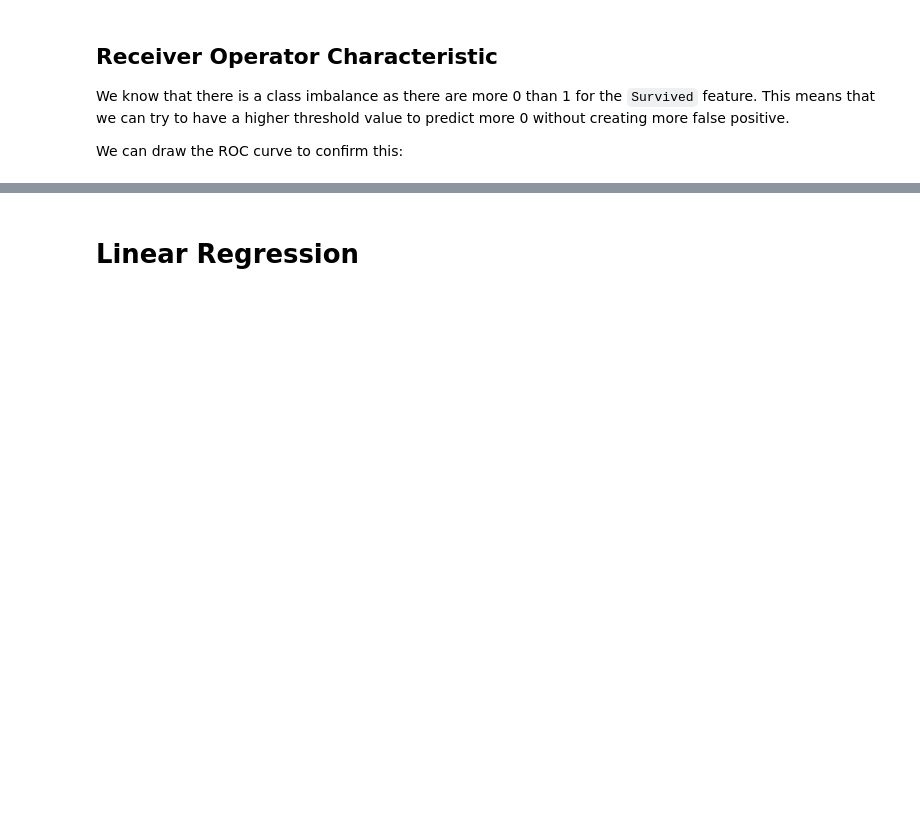
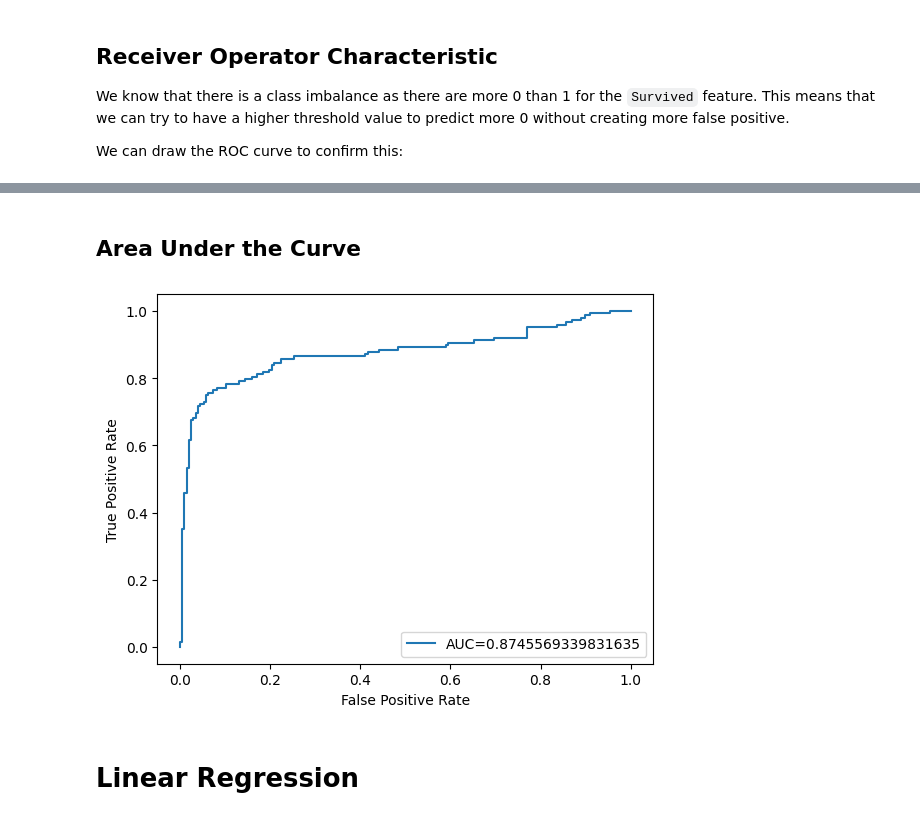
Before and after one commit to SimonLab/titanic-models, a Jupyter notebook: models.ipynb, the cells around one changed output, grey strips where cells are left out. Saved outputs shown, nothing was run; the diff lists cells and outputs as text; code cells hidden in the pictures; blank space fills up the shorter version.

```diff
--- a/models.ipynb
+++ b/models.ipynb
@@ -170,3 +184,18 @@ plt.show()
+# %% [markdown]
+## Area Under the Curve
+# %%
+from sklearn.metrics import roc_auc_score
+
+auc = roc_auc_score(y_test, y_pred_proba)
+
+#create ROC curve
+plt.plot(fpr,tpr,label="AUC="+str(auc))
+plt.ylabel('True Positive Rate')
+plt.xlabel('False Positive Rate')
+plt.legend(loc=4)
+plt.show()
+# %% [output]
+[figure, added]
 # %% [markdown]
 # Linear Regression
 # %% [markdown]
```
Also changed, not shown: parts of 4 cells of this notebook.
